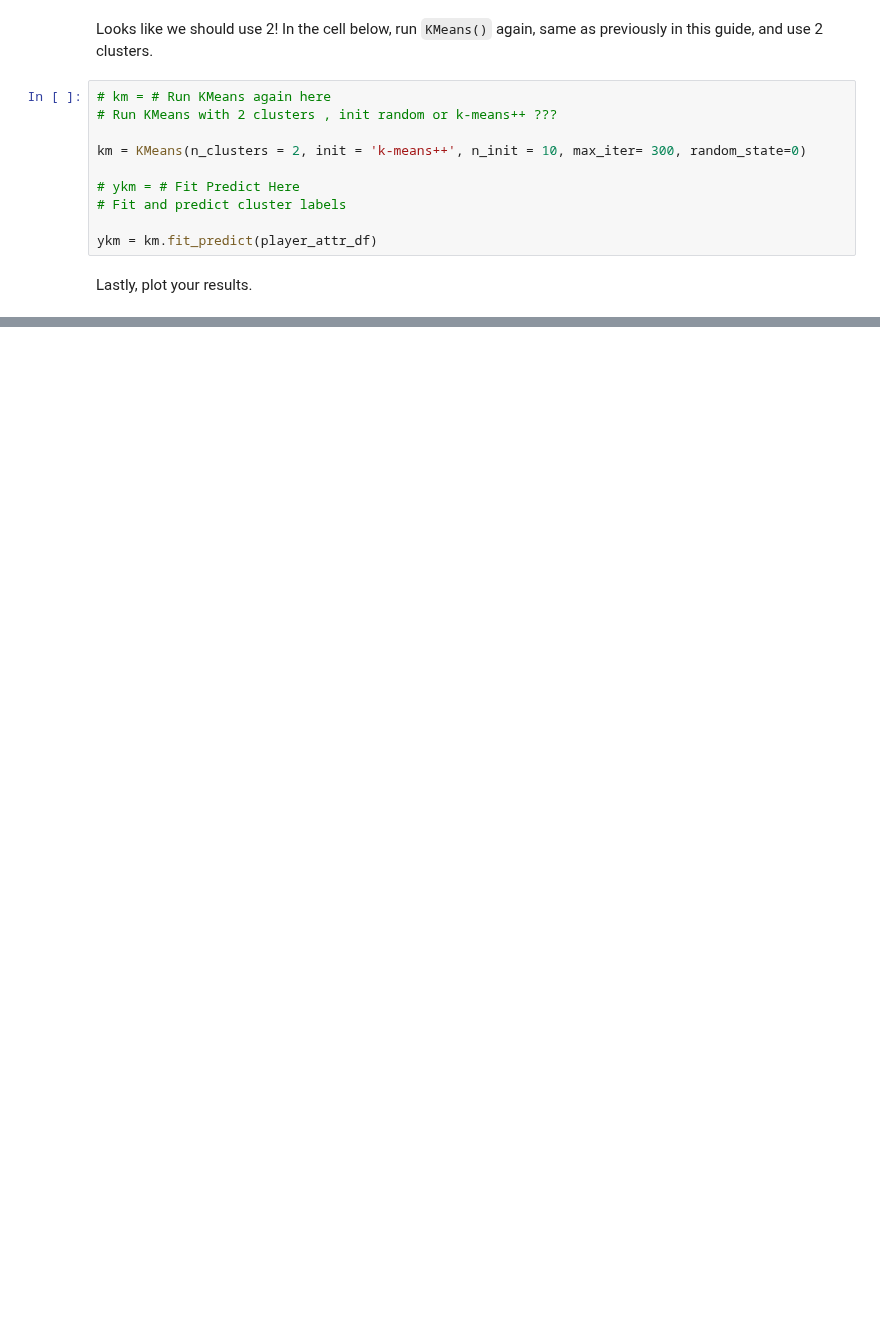
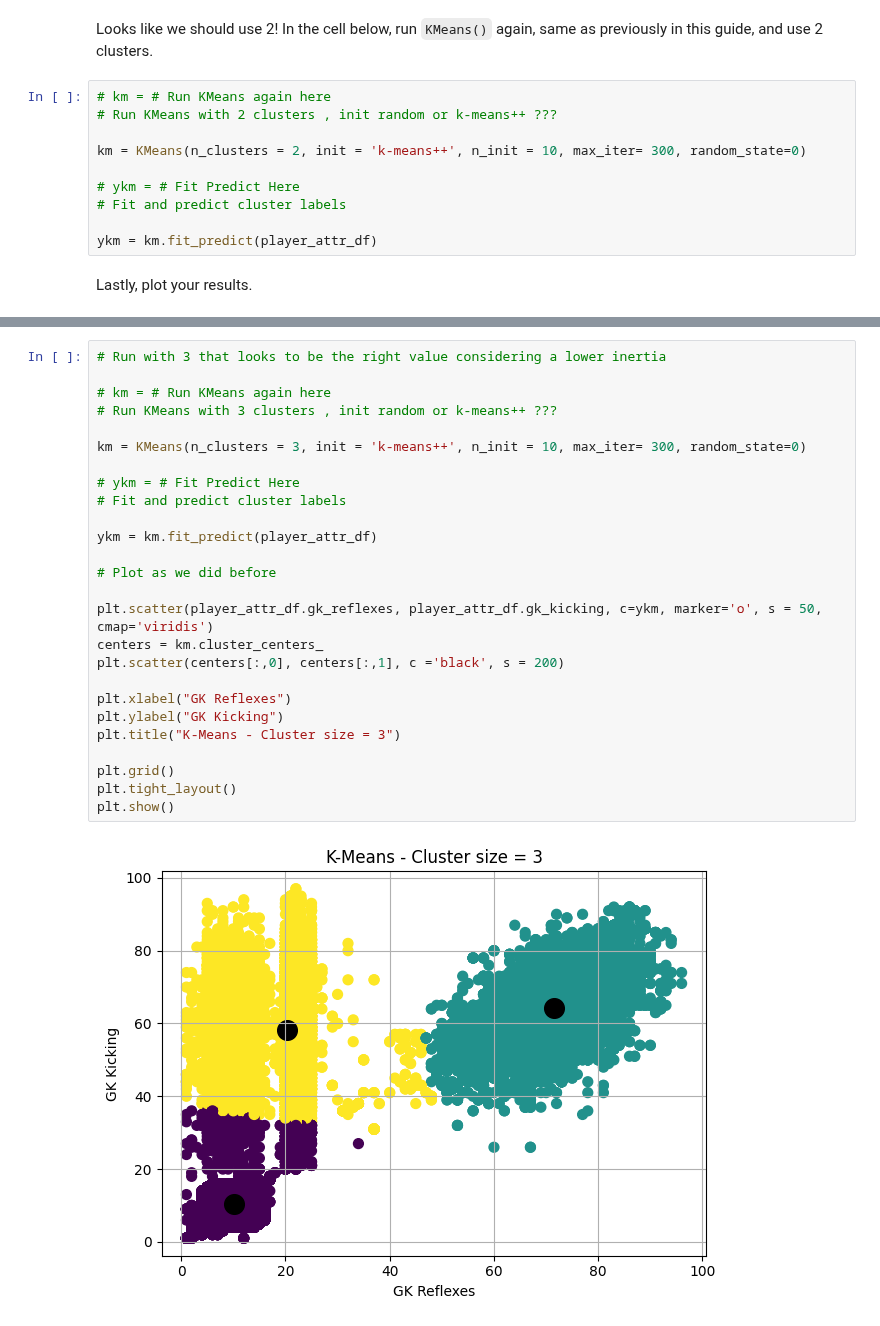
Before and after one commit to omanar1/usable_ai, a Jupyter notebook: Homework/HW8_assignment_m08_clustering.ipynb, the cells around one changed output, grey strips where cells are left out. Drawn from its saved outputs; the diff is of its cells as text; blank space fills up the shorter version.

```diff
--- a/Homework/HW8_assignment_m08_clustering.ipynb
+++ b/Homework/HW8_assignment_m08_clustering.ipynb
@@ -193,0 +207,28 @@ plt.show()
+# %%
+# Run with 3 that looks to be the right value considering a lower inertia
+
+# km = # Run KMeans again here
+# Run KMeans with 3 clusters , init random or k-means++ ???
+
+km = KMeans(n_clusters = 3, init = 'k-means++', n_init = 10, max_iter= 300, random_state=0)
+
+# ykm = # Fit Predict Here
+# Fit and predict cluster labels
+
+ykm = km.fit_predict(player_attr_df)
+
+# Plot as we did before
+
+plt.scatter(player_attr_df.gk_reflexes, player_attr_df.gk_kicking, c=ykm, marker='o', s = 50, cmap='viridis')
+centers = km.cluster_centers_
+plt.scatter(centers[:,0], centers[:,1], c ='black', s = 200)
+
+plt.xlabel("GK Reflexes")
+plt.ylabel("GK Kicking")
+plt.title("K-Means - Cluster size = 3")
+
+plt.grid()
+plt.tight_layout()
+plt.show()
+# %% [output]
+[figure, added]
```
Also changed, not shown: parts of 3 cells of this notebook.
